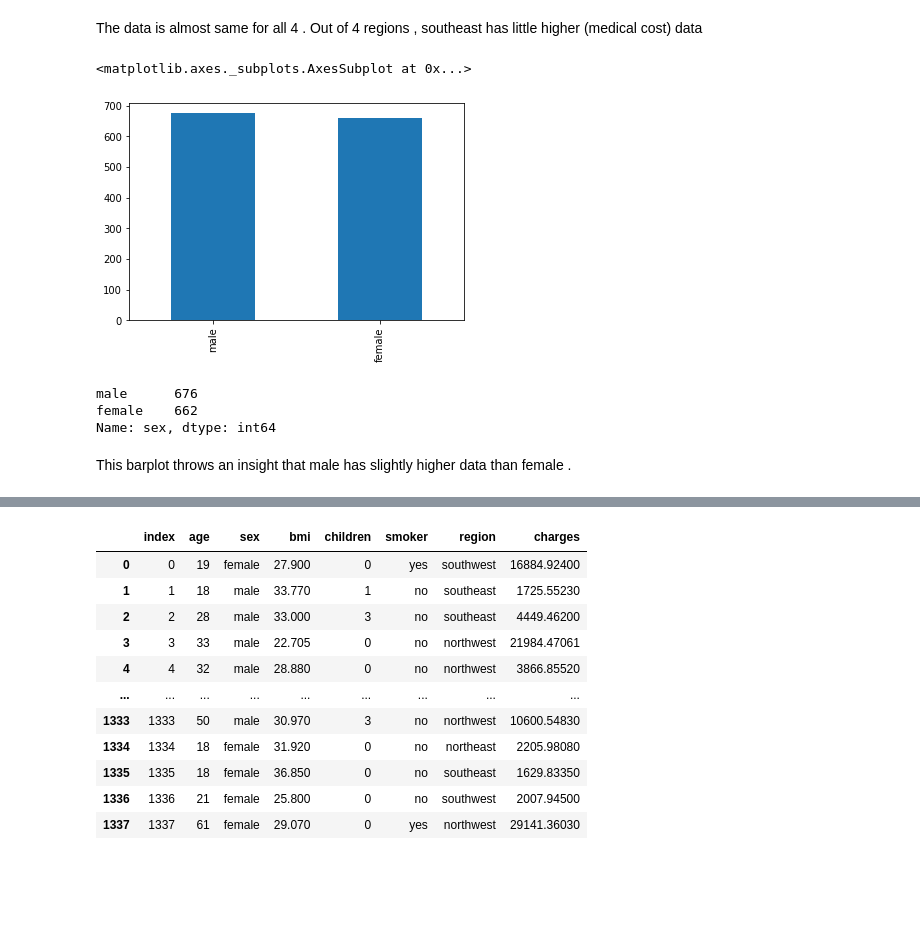
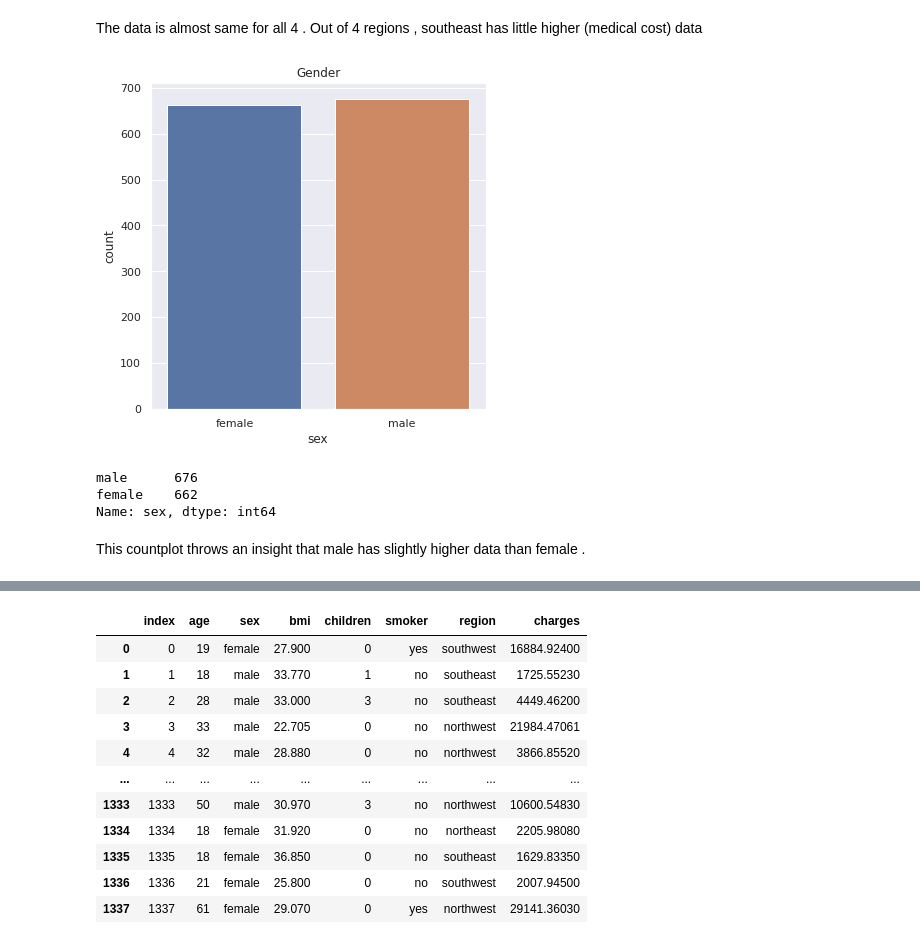
Before and after one commit to moni14-code/dataScience, a Jupyter notebook: medicalCost.ipynb, the cells around one changed output, grey strips where cells are left out. Drawn from its saved outputs; the diff is of its cells as text; code cells hidden in the pictures; blank space fills up the shorter version.

```diff
--- a/medicalCost.ipynb
+++ b/medicalCost.ipynb
@@ -107,11 +99,14 @@ medical['region'].value_counts().plot(kind='bar')
 # %% [markdown]
 The data is almost same for all 4 .
 Out of 4 regions , southeast has little higher (medical cost) data
-# %%
-medical['sex'].value_counts().plot(kind='bar')
-# %% [output]
-<matplotlib.axes._subplots.AxesSubplot at 0x...>
-[figure, removed]
+# %%
+sns.set()
+plt.figure(figsize=(6,6))
+sns.countplot(x='sex',data=medical)
+plt.title('Gender')
+plt.show()
+# %% [output]
+[figure, added]
 # %%
 medical['sex'].value_counts()
 # %% [output]
@@ -119,4 +114,4 @@ male      676
 female    662
 Name: sex, dtype: int64
 # %% [markdown]
-This barplot throws an insight that male has slightly higher data than female .
+This countplot throws an insight that male has slightly higher data than female .
```
Also changed, not shown: parts of 14 cells of this notebook.
